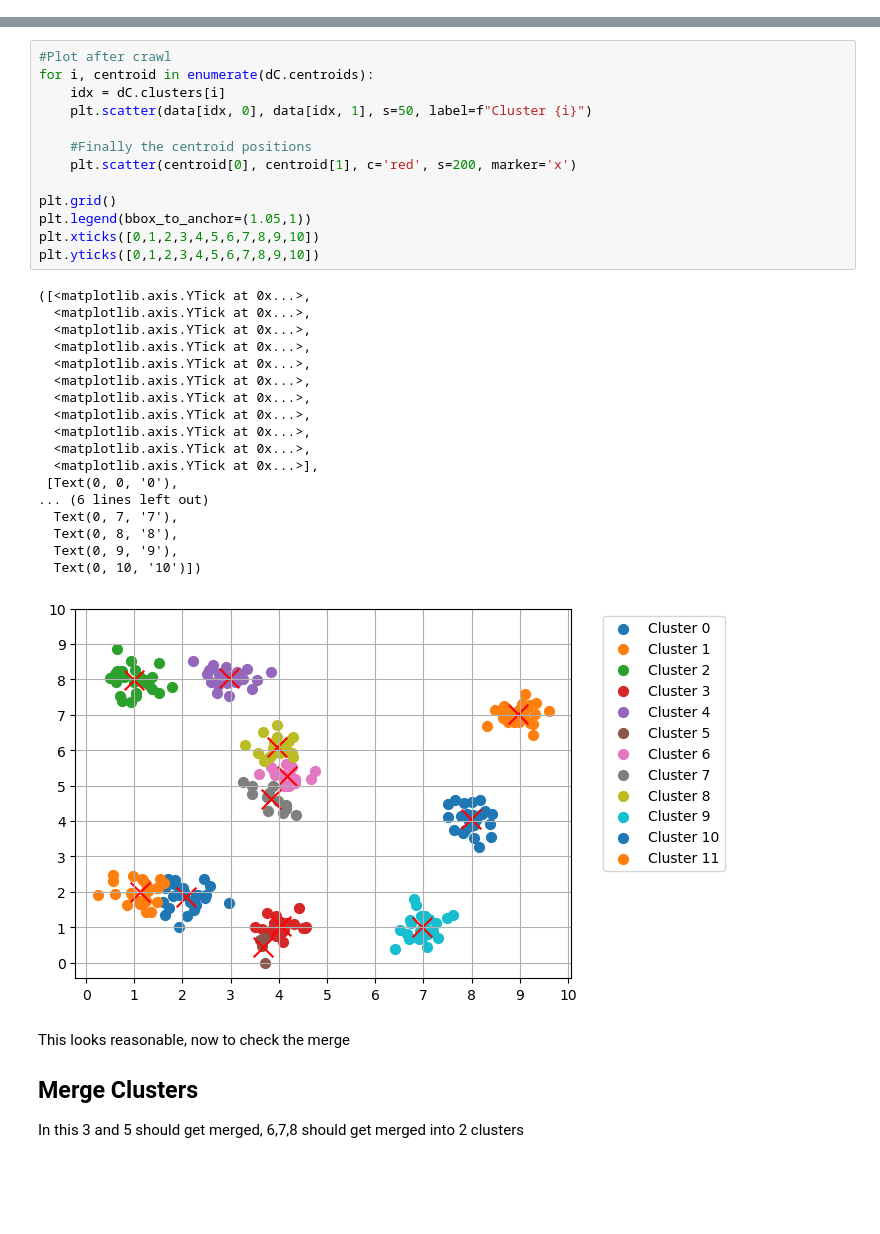
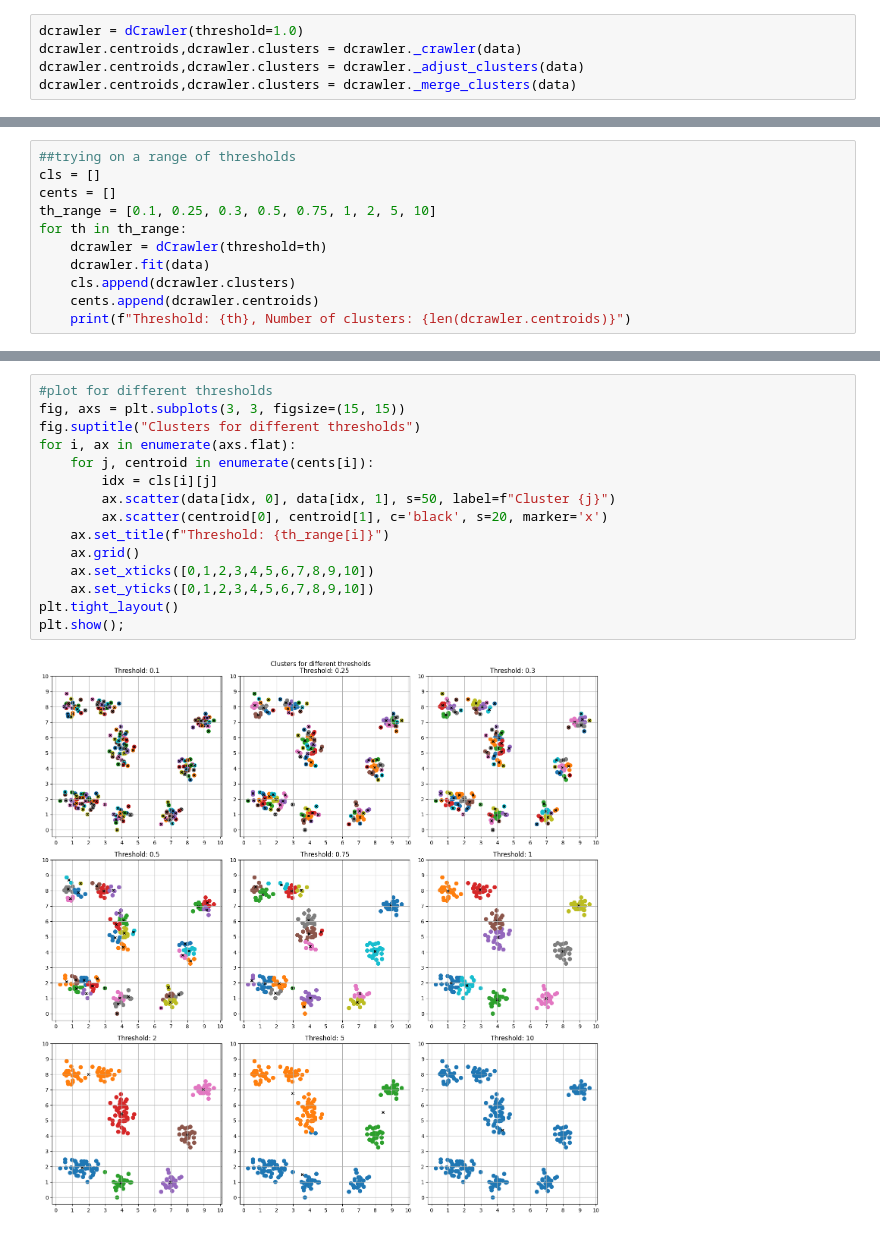
Before and after one commit to mleiwe/dCrawler, a Jupyter notebook: Python_implementation/crawler_kdtree.ipynb, the cells around one changed output, grey strips where cells are left out. Cells and saved outputs as stored; diff of their text form; blank space fills up the shorter version.

```diff
--- a/Python_implementation/crawler_kdtree.ipynb
+++ b/Python_implementation/crawler_kdtree.ipynb
@@ -211 +163,6 @@ print(th_range)
+# %%
+dcrawler = dCrawler(threshold=1.0)
+dcrawler.centroids,dcrawler.clusters = dcrawler._crawler(data)
+dcrawler.centroids,dcrawler.clusters = dcrawler._adjust_clusters(data)
+dcrawler.centroids,dcrawler.clusters = dcrawler._merge_clusters(data)
 # %%
@@ -324,0 +185,11 @@ dC.centroids, dC.clusters = dC._adjust_clusters(data)
+# %%
+##trying on a range of thresholds
+cls = []
+cents = []
+th_range = [0.1, 0.25, 0.3, 0.5, 0.75, 1, 2, 5, 10]
+for th in th_range:
+    dcrawler = dCrawler(threshold=th)
+    dcrawler.fit(data)
+    cls.append(dcrawler.clusters)
+    cents.append(dcrawler.centroids)
+    print(f"Threshold: {th}, Number of clusters: {len(dcrawler.centroids)}")
@@ -325,37 +206,17 @@ dC.centroids, dC.clusters = dC._adjust_clusters(data)
 # %%
-#Plot after crawl
-for i, centroid in enumerate(dC.centroids):
-    idx = dC.clusters[i]
-    plt.scatter(data[idx, 0], data[idx, 1], s=50, label=f"Cluster {i}")
-
-    #Finally the centroid positions
-    plt.scatter(centroid[0], centroid[1], c='red', s=200, marker='x')
-
-plt.grid()
-plt.legend(bbox_to_anchor=(1.05,1))
-plt.xticks([0,1,2,3,4,5,6,7,8,9,10])
-plt.yticks([0,1,2,3,4,5,6,7,8,9,10])
+#plot for different thresholds
+fig, axs = plt.subplots(3, 3, figsize=(15, 15))
+fig.suptitle("Clusters for different thresholds")
+for i, ax in enumerate(axs.flat):
+    for j, centroid in enumerate(cents[i]):
+        idx = cls[i][j]
+        ax.scatter(data[idx, 0], data[idx, 1], s=50, label=f"Cluster {j}")
+        ax.scatter(centroid[0], centroid[1], c='black', s=20, marker='x')
+    ax.set_title(f"Threshold: {th_range[i]}")
+    ax.grid()
+    ax.set_xticks([0,1,2,3,4,5,6,7,8,9,10])
+    ax.set_yticks([0,1,2,3,4,5,6,7,8,9,10])
+plt.tight_layout()
+plt.show();
 # %% [output]
-([<matplotlib.axis.YTick at 0x...>,
-  <matplotlib.axis.YTick at 0x...>,
-  <matplotlib.axis.YTick at 0x...>,
-  <matplotlib.axis.YTick at 0x...>,
-  <matplotlib.axis.YTick at 0x...>,
-  <matplotlib.axis.YTick at 0x...>,
-  <matplotlib.axis.YTick at 0x...>,
-  <matplotlib.axis.YTick at 0x...>,
-  <matplotlib.axis.YTick at 0x...>,
-  <matplotlib.axis.YTick at 0x...>,
-  <matplotlib.axis.YTick at 0x...>],
- [Text(0, 0, '0'),
-... (6 lines left out)
-  Text(0, 7, '7'),
-  Text(0, 8, '8'),
-  Text(0, 9, '9'),
-  Text(0, 10, '10')])
-[figure, old version]
+[figure, new version]
-# %% [markdown]
-This looks reasonable, now to check the merge
-
-## Merge Clusters
-In this 3 and 5 should get merged, 6,7,8 should get merged into 2 clusters
```
Also changed, not shown: parts of 39 cells of this notebook.
